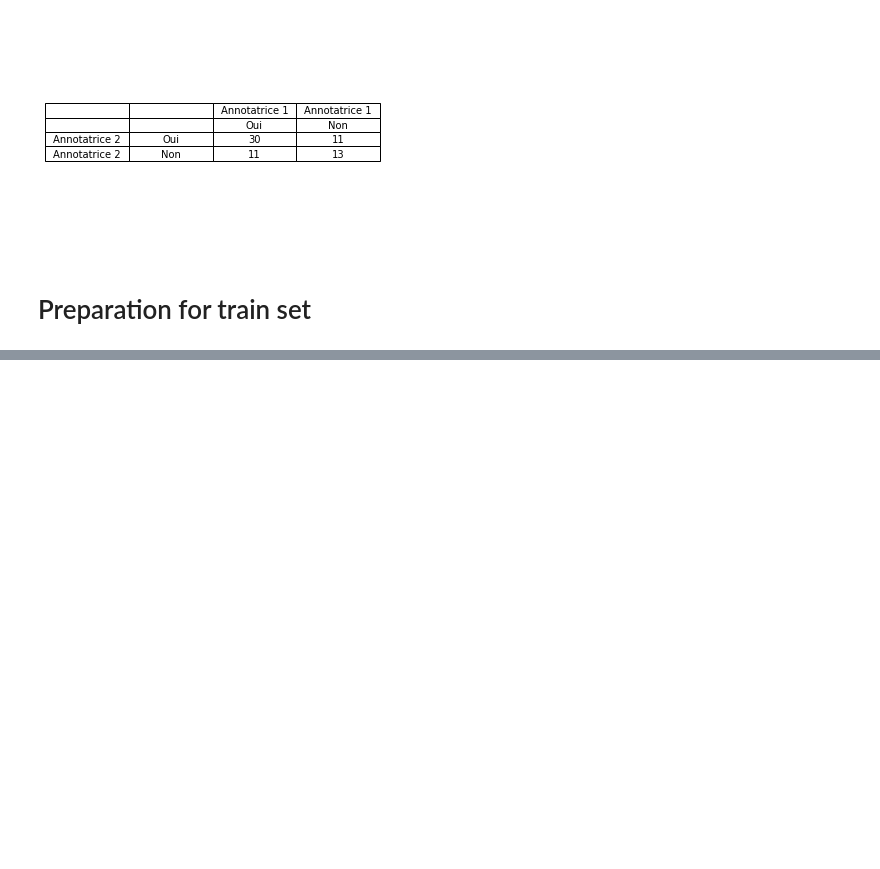
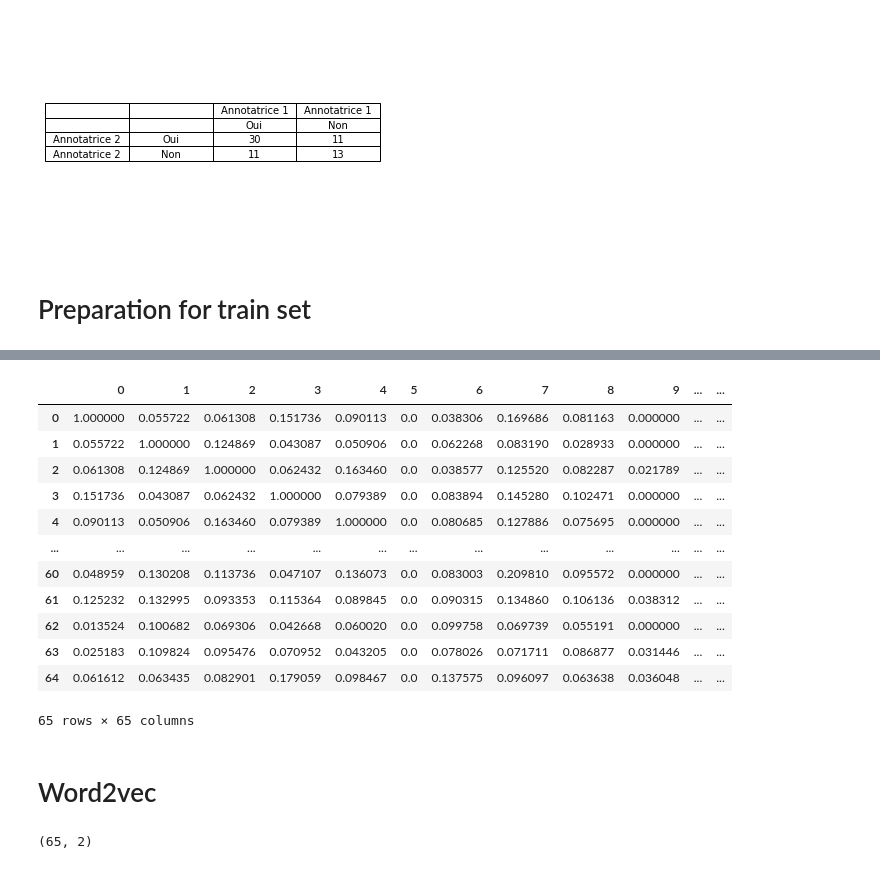
Before and after one commit to Yidi-Huang/DetectionMBTI, a Jupyter notebook: Resultat_yidi.ipynb, the cells around one changed output, grey strips where cells are left out. Saved outputs shown, nothing was run; the diff lists cells and outputs as text; code cells hidden in the pictures; blank space fills up the shorter version.

```diff
--- a/Resultat_yidi.ipynb
+++ b/Resultat_yidi.ipynb
@@ -352,0 +454,3 @@ for index, row in df.iterrows():
+# %%
+import pandas as pd
+df = pd.read_csv('output.csv',encoding="utf-8")
@@ -352,0 +556,7 @@ for index, row in df.iterrows():
+# %%
+### avec toutes les données
+vectorizer = TfidfVectorizer(ngram_range=(1, 1))
+X = vectorizer.fit_transform(df['reponse'])
+print(vectorizer.get_feature_names_out())
+
+print(X.shape)
@@ -352,0 +566,3 @@ for index, row in df.iterrows():
+# %%
+Mat=pd.DataFrame(X.toarray(),columns=vectorizer.get_feature_names_out())
+Mat
@@ -352,0 +598,24 @@ for index, row in df.iterrows():
+# %%
+from sklearn.metrics.pairwise import cosine_similarity
+res=pd.DataFrame(cosine_similarity(Mat,Mat))
+res
+# %% [output]
+|  | 0 | 1 | 2 | 3 | 4 | 5 | 6 | 7 | 8 | 9 | ... | ... |
+| 0 | 1.000000 | 0.055722 | 0.061308 | 0.151736 | 0.090113 | 0.0 | 0.038306 | 0.169686 | 0.081163 | 0.000000 | ... | ... |
+| 1 | 0.055722 | 1.000000 | 0.124869 | 0.043087 | 0.050906 | 0.0 | 0.062268 | 0.083190 | 0.028933 | 0.000000 | ... | ... |
+| 2 | 0.061308 | 0.124869 | 1.000000 | 0.062432 | 0.163460 | 0.0 | 0.038577 | 0.125520 | 0.082287 | 0.021789 | ... | ... |
+| 3 | 0.151736 | 0.043087 | 0.062432 | 1.000000 | 0.079389 | 0.0 | 0.083894 | 0.145280 | 0.102471 | 0.000000 | ... | ... |
+| 4 | 0.090113 | 0.050906 | 0.163460 | 0.079389 | 1.000000 | 0.0 | 0.080685 | 0.127886 | 0.075695 | 0.000000 | ... | ... |
+| ... | ... | ... | ... | ... | ... | ... | ... | ... | ... | ... | ... | ... |
+| 60 | 0.048959 | 0.130208 | 0.113736 | 0.047107 | 0.136073 | 0.0 | 0.083003 | 0.209810 | 0.095572 | 0.000000 | ... | ... |
+| 61 | 0.125232 | 0.132995 | 0.093353 | 0.115364 | 0.089845 | 0.0 | 0.090315 | 0.134860 | 0.106136 | 0.038312 | ... | ... |
+| 62 | 0.013524 | 0.100682 | 0.069306 | 0.042668 | 0.060020 | 0.0 | 0.099758 | 0.069739 | 0.055191 | 0.000000 | ... | ... |
+| 63 | 0.025183 | 0.109824 | 0.095476 | 0.070952 | 0.043205 | 0.0 | 0.078026 | 0.071711 | 0.086877 | 0.031446 | ... | ... |
+| 64 | 0.061612 | 0.063435 | 0.082901 | 0.179059 | 0.098467 | 0.0 | 0.137575 | 0.096097 | 0.063638 | 0.036048 | ... | ... |
+65 rows × 65 columns
+# %% [markdown]
+# Word2vec
+# %%
+df.shape
+# %% [output]
+(65, 2)
```
Also changed, not shown: parts of 72 cells of this notebook.
